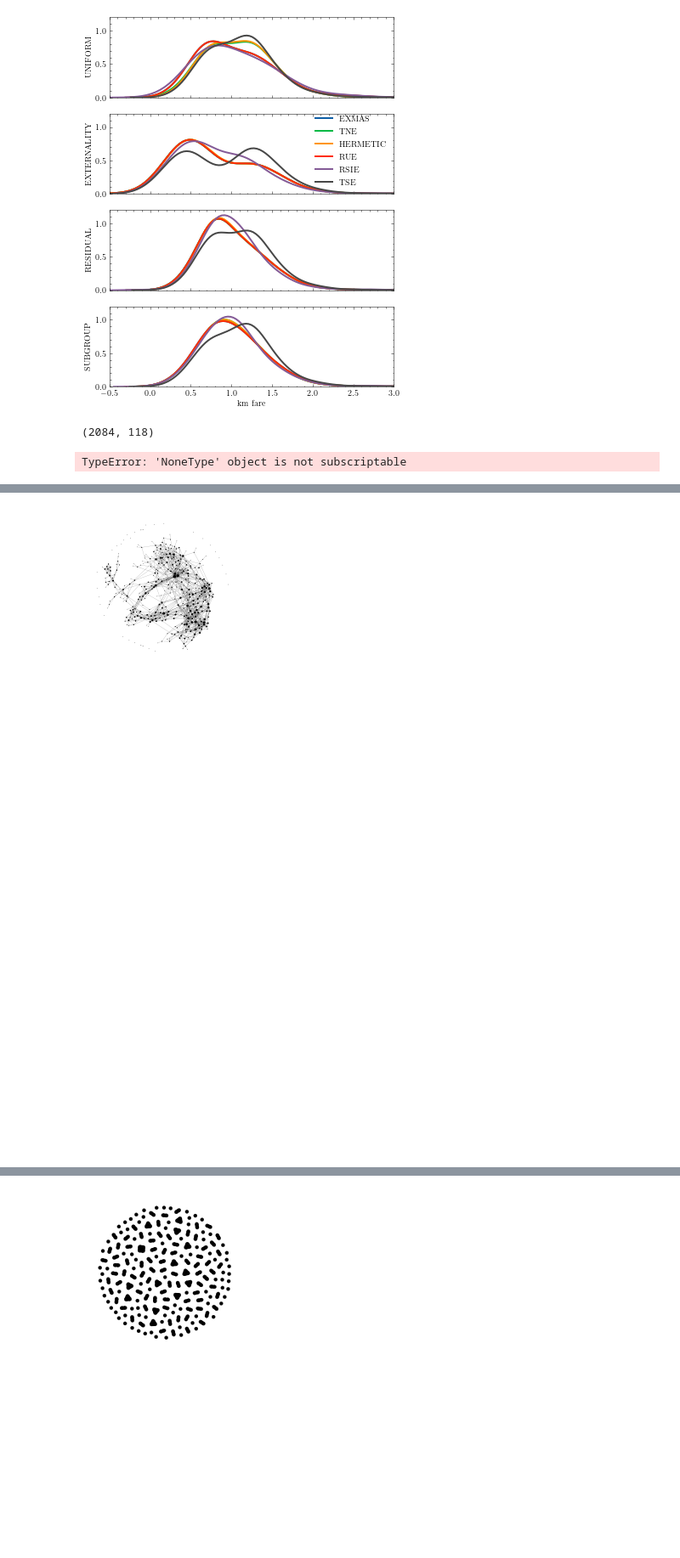
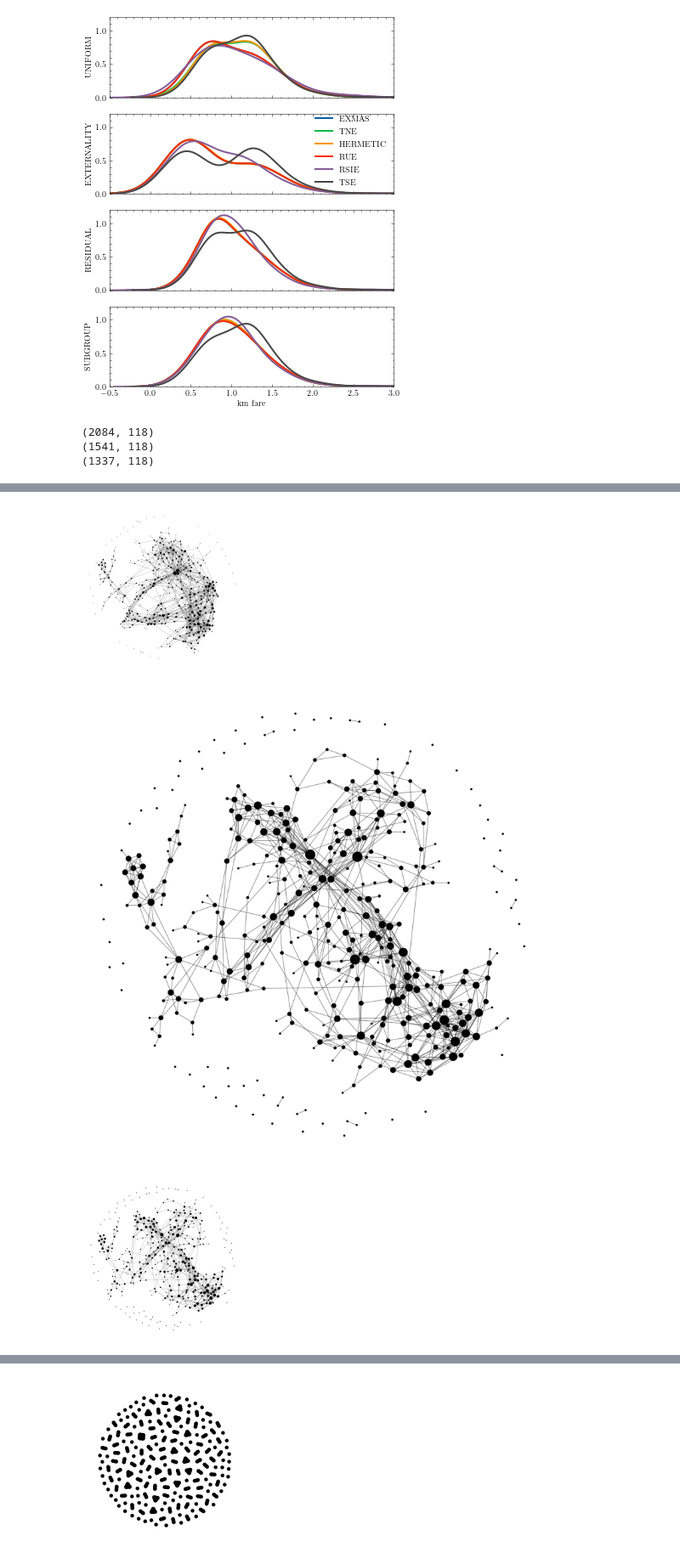
Before and after one commit to RafalKucharskiPK/ExMAS, a Jupyter notebook: ExMAS/spinoffs/game/01_results.ipynb, the cells around one changed output, grey strips where cells are left out. Shown at 85% size. Drawn from its saved outputs; the diff is of its cells as text; code cells hidden in the pictures; blank space fills up the shorter version.

```diff
--- a/ExMAS/spinoffs/game/01_results.ipynb
+++ b/ExMAS/spinoffs/game/01_results.ipynb
@@ -166,7 +165,7 @@ cols = ['user discomfort','SUBGROUP','RESIDUAL','EXTERNALITY']
 ALGOS = ['EXMAS']
 titles = ['user direct costs $C(G,i)$' ,'subgroup-based', 'residual' , 'externality-based']
 
-fig, axes = plt.subplots(2,4,figsize = (15,8), sharey=False, sharex = False)
+fig, axes = plt.subplots(2,4,figsize = (10,6), sharey=False, sharex = False)
 df['deg'] = df.degree.apply(lambda x: '4+' if x>3 else str(x))
 df['distance'] = df['dist']/1000
 df['size'] = 0.7*df['degree']**2
@@ -196,6 +195,8 @@ for i,col in enumerate(cols):
         single_scatter(col, df = df[df[pruning_column]==True], ax = axes[0][i], legend = False, text = False)
         #single_scatter(col, df = df[df[pruning_column]==True], ax = axes[1][i], legend = False, x = 'degree', text = False)
         sns.violinplot(x='degree',y=col, data = df[df[pruning_column]==True], ax = axes[1][i], alpha = 0.4, size = df[df[pruning_column]]['size'])
+        for violin, alpha in zip(axes[1][i].collections[::2], [0.4,0.4,0.4,0.4]):
+            violin.set_alpha(alpha)
         ax = axes[1][i].set_ylim((-1,20))
         ax = axes[0][i].set_ylim((-1,20))
 
@@ -208,6 +209,8 @@ for i,col in enumerate(cols):
             #axes[2*j][0].text(-0.4, -0.2, ALGO,rotation='vertical', transform=axes[2*j][0].transAxes, fontsize = 12)
 
         axes[0][i].set_title(titles[i])
+        axes[0][i].set_ylabel('')
+        axes[1][i].set_ylabel('')
     axes[0][0].set_ylabel('cost')
     axes[1][0].set_ylabel('cost')
 
@@ -465,16 +491,17 @@ for algo in ['EXMAS', 'TNE', 'HERMETIC']:
     pruning_column = "pruned_Pricing-{}_Pruning-['{}']".format(PRICING, algo)
     matching_column = "Experiment-{}_Pricing-{}_Objective-['total_group_cost']_Pruning-['{}']_minmax-min".format(EXPERIMENT_NAME,PRICING,algo)
     print(rides[rides[pruning_column]==True].shape)
-    fig, ax = plt.subplots(figsize = (10,10))
+    fig, ax = plt.subplots(figsize = (30,30))
     G = ExMAS.utils.make_shareability_graph(requests, rides[rides[pruning_column]==True])
     f, _ = nw.visualize(G, config = config)
     _, _ = nw.draw_netwulf(f, fig = fig, ax = ax)
     plt.savefig("g_{}_{}.png".format(algo,'pruning'))
-    fig, ax = plt.subplots(figsize = (10,10))
-    G = ExMAS.utils.make_shareability_graph(requests, rides[rides[matching_column]==1])
-    f, _ = nw.visualize(G, config = config_schedule)
-    _, _ = nw.draw_netwulf(f, fig = fig, ax = ax)
-    plt.savefig("g_{}_{}.png".format(algo,'matching'))
+#     fig, ax = plt.subplots(figsize = (30,30))
+#     G = ExMAS.utils.make_shareability_graph(requests, rides[rides[matching_column]==1])
+#     f, _ = nw.visualize(G, config = config_schedule)
+#     _, _ = nw.draw_netwulf(f, fig = fig, ax = ax)
+#     plt.savefig("g_{}_{}.png".format(algo,'matching'))
 # %% [output]
 (2084, 118)
+(1541, 118)
+(1337, 118)
-TypeError: 'NoneType' object is not subscriptable
@@ -482,2 +509,3 @@ TypeError: 'NoneType' object is not subscriptable
-[figure, old version]
+[figure, new version]
-[figure, old version]
+[figure, new version]
+[figure, added]
```
Also changed, not shown: parts of 6 cells of this notebook, 4 other files.
